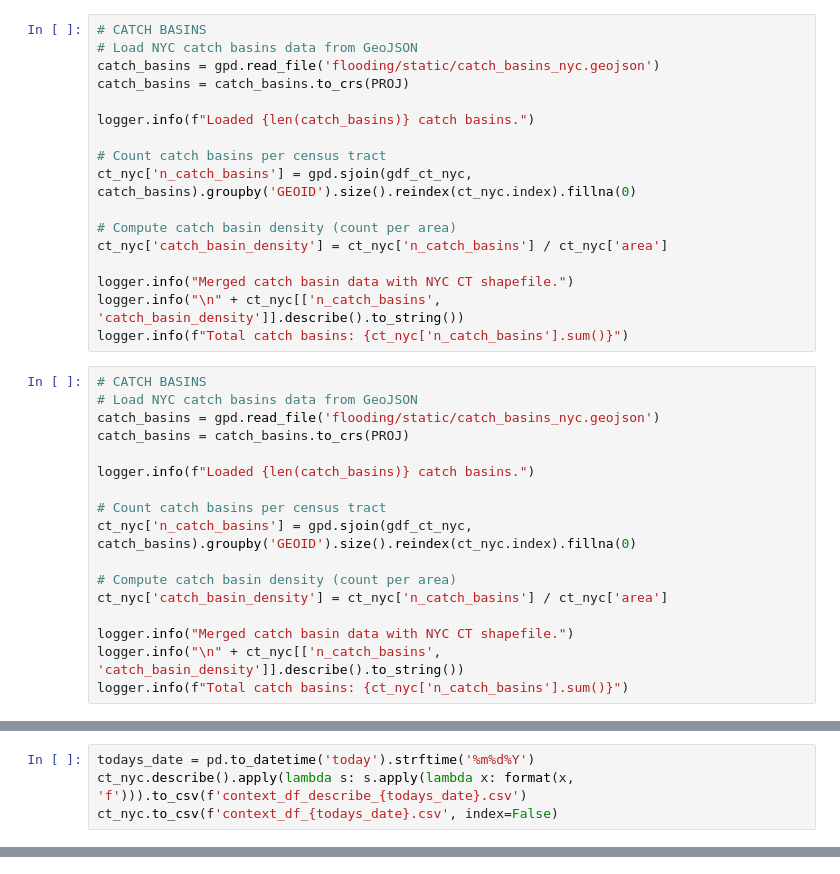
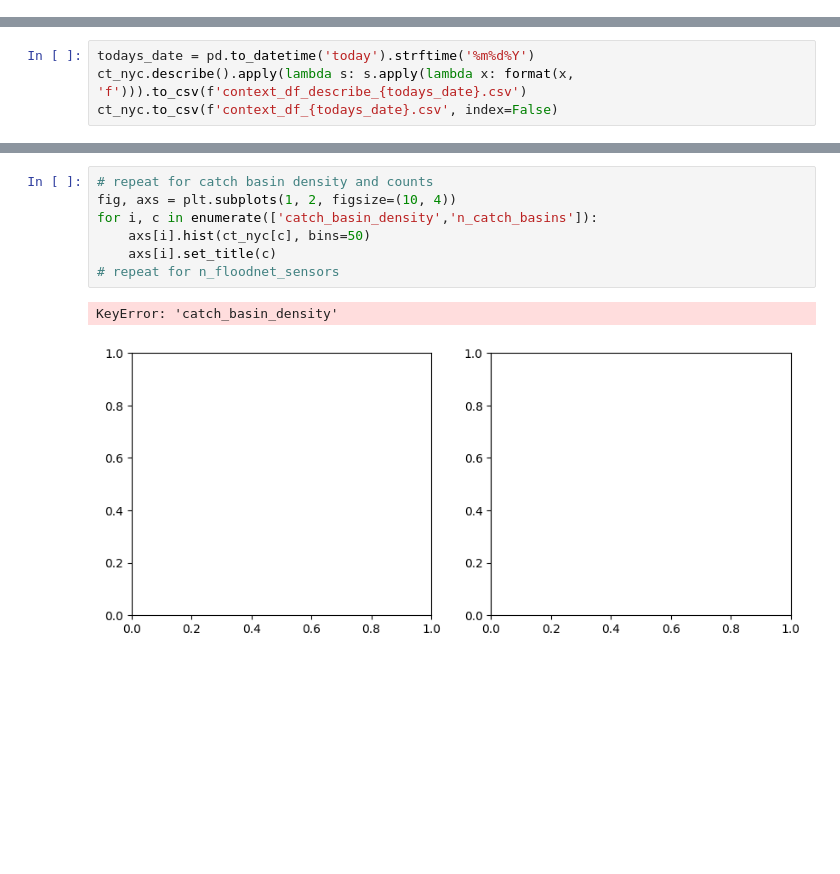
Before and after one commit to pendulating/bayflood, a Jupyter notebook: aggregation/context_df.ipynb, the cells around one changed output, grey strips where cells are left out. Cells and saved outputs as stored; diff of their text form; blank space fills up the shorter version.

```diff
--- a/aggregation/context_df.ipynb
+++ b/aggregation/context_df.ipynb
@@ -391,34 +390,0 @@ max         7.000000
-# %%
-# CATCH BASINS
-# Load NYC catch basins data from GeoJSON
-catch_basins = gpd.read_file('flooding/static/catch_basins_nyc.geojson')
-catch_basins = catch_basins.to_crs(PROJ)
-
-logger.info(f"Loaded {len(catch_basins)} catch basins.")
-
-# Count catch basins per census tract
-ct_nyc['n_catch_basins'] = gpd.sjoin(gdf_ct_nyc, catch_basins).groupby('GEOID').size().reindex(ct_nyc.index).fillna(0)
-
-# Compute catch basin density (count per area)
-ct_nyc['catch_basin_density'] = ct_nyc['n_catch_basins'] / ct_nyc['area']
-
-logger.info("Merged catch basin data with NYC CT shapefile.")
-logger.info("\n" + ct_nyc[['n_catch_basins', 'catch_basin_density']].describe().to_string())
-logger.info(f"Total catch basins: {ct_nyc['n_catch_basins'].sum()}")
-# %%
-# CATCH BASINS
-# Load NYC catch basins data from GeoJSON
-catch_basins = gpd.read_file('flooding/static/catch_basins_nyc.geojson')
-catch_basins = catch_basins.to_crs(PROJ)
-
-logger.info(f"Loaded {len(catch_basins)} catch basins.")
-
-# Count catch basins per census tract
-ct_nyc['n_catch_basins'] = gpd.sjoin(gdf_ct_nyc, catch_basins).groupby('GEOID').size().reindex(ct_nyc.index).fillna(0)
-
-# Compute catch basin density (count per area)
-ct_nyc['catch_basin_density'] = ct_nyc['n_catch_basins'] / ct_nyc['area']
-
-logger.info("Merged catch basin data with NYC CT shapefile.")
-logger.info("\n" + ct_nyc[['n_catch_basins', 'catch_basin_density']].describe().to_string())
-logger.info(f"Total catch basins: {ct_nyc['n_catch_basins'].sum()}")
@@ -597,3 +625,13 @@ for i, c in enumerate(['dep_moderate_1_frac','dep_moderate_2_frac']):
     axs[i].set_title(c)
 # %% [output]
 [figure]
+# %%
+# repeat for catch basin density and counts
+fig, axs = plt.subplots(1, 2, figsize=(10, 4))
+for i, c in enumerate(['catch_basin_density','n_catch_basins']):
+    axs[i].hist(ct_nyc[c], bins=50)
+    axs[i].set_title(c)
+# repeat for n_floodnet_sensors
+# %% [output]
+KeyError: 'catch_basin_density'
+[figure, added]
```
Also changed, not shown: parts of 19 cells of this notebook, 4 other files.
